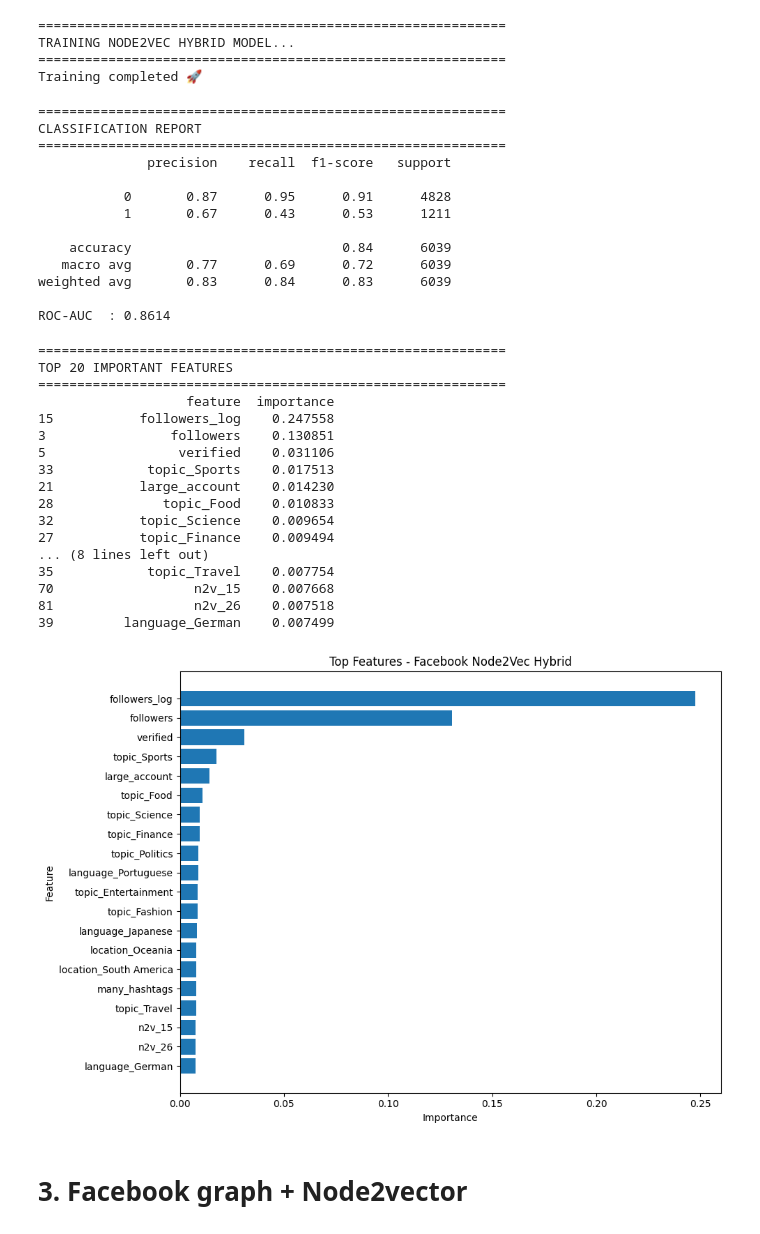
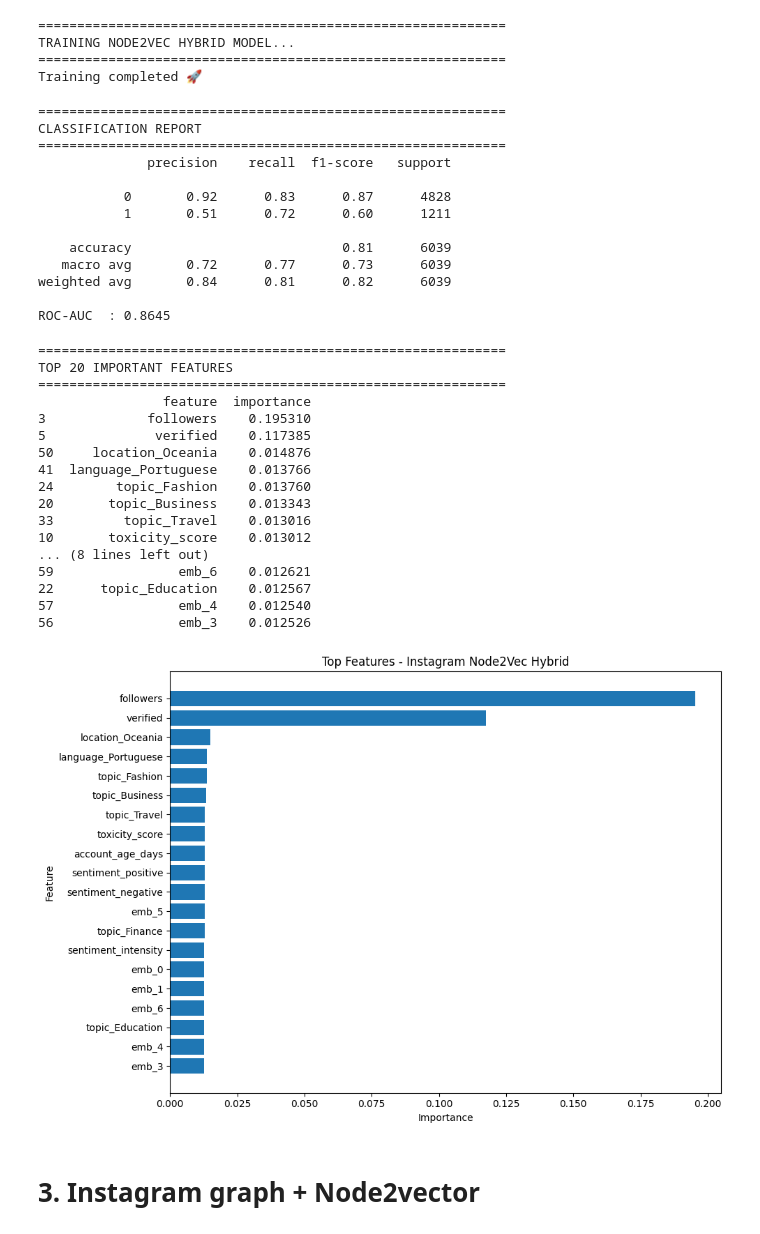
Before and after one commit to ThienY173/FDSE_2026_A_comparative_study_across_six_platforms, a Jupyter notebook: Network_graph/Instagram/instagram_graph.ipynb, the cells around one changed output. Cells and saved outputs as stored; diff of their text form; code cells hidden in the pictures.

```diff
--- a/Network_graph/Instagram/instagram_graph.ipynb
+++ b/Network_graph/Instagram/instagram_graph.ipynb
@@ -528,0 +354,8 @@ dtype: int64
+# %%
+# 1. Tính TỰ ĐỘNG tỷ lệ Ratio dựa trên tập Train
+# Công thức chuẩn của XGBoost: sum(negative instances) / sum(positive instances)
+negative_count = train_df["popularity"].value_counts()[0]
+positive_count = train_df["popularity"].value_counts()[1]
+
+ratio = negative_count / positive_count
+print(f"Đã kích hoạt chống lười! Trọng số scale_pos_weight = {ratio:.2f}")
@@ -1091,7 +851,7 @@ Test Shape : (6039, 58)
 # =====================================================
 
 embedding_df = pd.read_csv(
-    "instagram_node2vec_embeddings.csv"
+    "instagram_node2vec_8dims.csv"
 )
 
 print("\n" + "=" * 60)
@@ -1242,26 +1002,28 @@ X_test : (6039, 87)
 # %%
 # =====================================================
 # XGBOOST MODEL
-# =====================================================
-
+from xgboost import XGBClassifier
 model = XGBClassifier(
-
     objective="binary:logistic",
-
     eval_metric="logloss",
 
-    n_estimators=300,
-    max_depth=6,
-    learning_rate=0.05,
+    # ⚖️ Vẫn giữ Ratio cũ của bà
+    scale_pos_weight=ratio,
 
+    # 🌲 TĂNG ĐỘ SÂU ĐỂ HỌC GRAPH
+    n_estimators=400,            # Tăng nhẹ số cây
+    learning_rate=0.03,          # Giảm học phí xuống chút để học kỹ hơn
+    max_depth=7,                 # Tăng từ 5 lên 7 (Cực kỳ quan trọng)
+
+    # 🛡️ CHỐNG OVERFIT (Bà giữ bộ khung này rất tốt)
     subsample=0.8,
-    colsample_bytree=0.8,
+    colsample_bytree=0.7,
+    reg_alpha=0.5,
+    reg_lambda=1.5,
 
     random_state=42,
-
     n_jobs=-1
 )
-
 # =====================================================
 # TRAIN MODEL
 # =====================================================
@@ -1340,14 +1102,14 @@ CLASSIFICATION REPORT
 ============================================================
               precision    recall  f1-score   support
 
-           0       0.87      0.95      0.91      4828
-           1       0.67      0.43      0.53      1211
+           0       0.92      0.83      0.87      4828
+           1       0.51      0.72      0.60      1211
 
-    accuracy                           0.84      6039
-   macro avg       0.77      0.69      0.72      6039
-weighted avg       0.83      0.84      0.83      6039
+    accuracy                           0.81      6039
+   macro avg       0.72      0.77      0.73      6039
+weighted avg       0.84      0.81      0.82      6039
 
-ROC-AUC  : 0.8614
+ROC-AUC  : 0.8645
 # %%
 # FEATURE IMPORTANCE
 # =====================================================
@@ -1375,45 +1137,45 @@ print(
 ============================================================
 TOP 20 IMPORTANT FEATURES
 ============================================================
-                   feature  importance
-15           followers_log    0.247558
-3                followers    0.130851
-5                 verified    0.031106
-33            topic_Sports    0.017513
-21           large_account    0.014230
-28              topic_Food    0.010833
-32           topic_Science    0.009654
-27           topic_Finance    0.009494
+                feature  importance
+3             followers    0.195310
+5              verified    0.117385
+50     location_Oceania    0.014876
+41  language_Portuguese    0.013766
+24        topic_Fashion    0.013760
+20       topic_Business    0.013343
+33         topic_Travel    0.013016
+10       toxicity_score    0.013012
 ... (8 lines left out)
-35            topic_Travel    0.007754
-70                  n2v_15    0.007668
-81                  n2v_26    0.007518
-39         language_German    0.007499
+59                emb_6    0.012621
+22      topic_Education    0.012567
+57                emb_4    0.012540
+56                emb_3    0.012526
 # %%
 # =====================================================
 
 top_n = 20
 
 plot_df = importance_df.head(top_n)
 
 plt.figure(figsize=(10, 7))
 
 plt.barh(
     plot_df["feature"][::-1],
     plot_df["importance"][::-1]
 )
 
 plt.xlabel("Importance")
 plt.ylabel("Feature")
 
 plt.title(
-    "Top Features - Facebook Node2Vec Hybrid"
+    "Top Features - Instagram Node2Vec Hybrid"
 )
 
 plt.tight_layout()
 
 plt.show()
 # %% [output]
-[figure, old version]
+[figure, new version]
 # %% [markdown]
-# 3. Facebook graph + Node2vector
+# 3. Instagram graph + Node2vector
```
Also changed, not shown: parts of 43 cells of this notebook, 37 other files.
